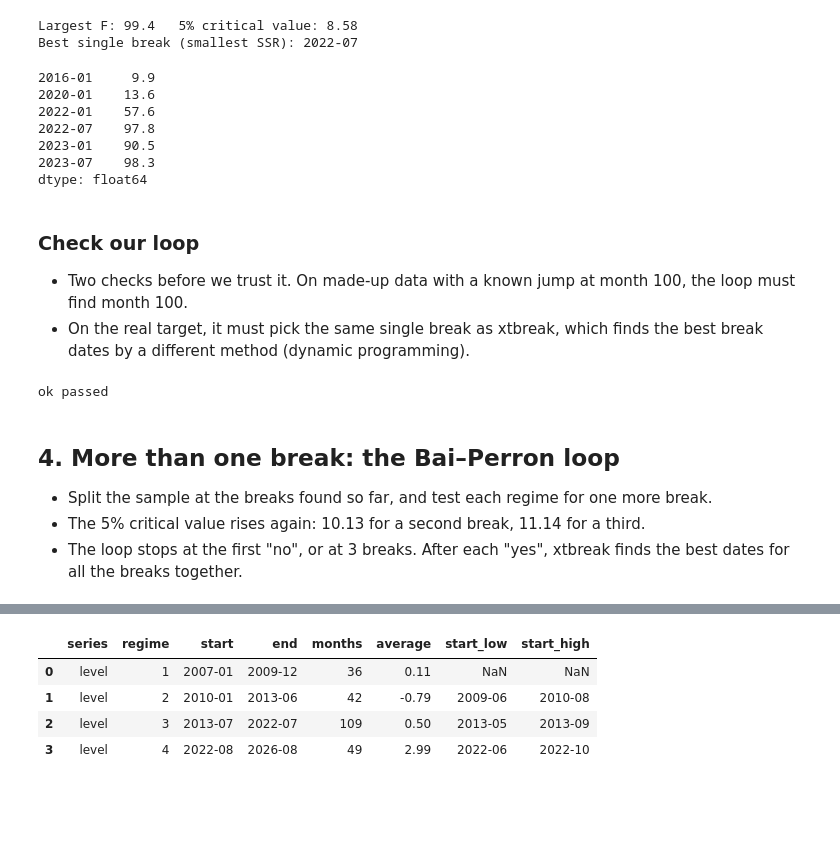
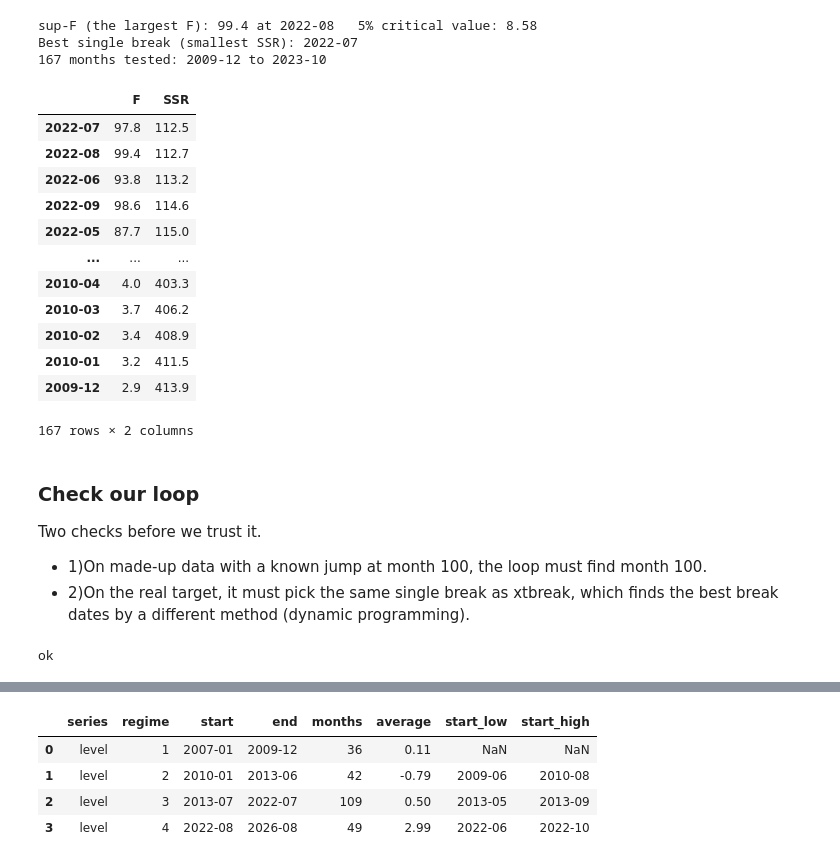
Before and after one commit to tay27890123/japan-inflation-regime-paper, a Jupyter notebook: notebooks/02_rq1_breaks.ipynb, the cells around one changed output, grey strips where cells are left out. Cells and saved outputs as stored; diff of their text form; code cells hidden in the pictures; blank space fills up the shorter version.

Commit message:
try restore notebook 02, update notebook 01 again

```diff
--- a/notebooks/02_rq1_breaks.ipynb
+++ b/notebooks/02_rq1_breaks.ipynb
@@ -80,41 +69,61 @@ Chow F at Jul 2022: 97.8
 # %%
+def chow_f(y, k):
+    """Chow test for a change in the average at position k, with HAC errors."""
+    dummy = (np.arange(len(y)) >= k).astype(float)
+    fit = OLS(y, add_constant(dummy)).fit(cov_type="HAC", cov_kwds={"maxlags": HAC_LAGS})
+    return fit.tvalues[1] ** 2
+
+
 def ssr_split(y, k):
     """Sum of squared residuals when the average is allowed to change at position k."""
     before, after = y[:k], y[k:]
     return ((before - before.mean()) ** 2).sum() + ((after - after.mean()) ** 2).sum()
 
 
 def sup_f(y, min_len):
     """Chow test at every allowed position: the largest F, the best position (smallest SSR), all F values."""
     positions = list(range(min_len, len(y) - min_len + 1))
     f_values = [chow_f(y, k) for k in positions]
     best_k = min(positions, key=lambda k: ssr_split(y, k))
     return max(f_values), best_k, pd.Series(f_values, index=positions)
 
 
+y = data["level"].to_numpy()
 MIN_LEN = int(TRIM * len(y))  # 35 months
 largest_f, best_k, f_path = sup_f(y, MIN_LEN)
-print("Largest F:", round(largest_f, 1), "  5% critical value:", CRITICAL_5PCT[1])
+print("sup-F (the largest F):", round(largest_f, 1), "at", months[f_path.idxmax()],
+      "  5% critical value:", CRITICAL_5PCT[1])
 print("Best single break (smallest SSR):", months[best_k])
 
-# F at a few months: about 100 from mid-2022 to mid-2023, so the exact month is uncertain
+# Every month tested, with its F and its SSR, sorted by SSR.
+# The first row is the chosen break: the split that fits the data best.
 f_by_month = pd.Series(f_path.values, index=[months[k] for k in f_path.index])
-f_by_month[["2016-01", "2020-01", "2022-01", "2022-07", "2023-01", "2023-07"]].round(1)
+all_months = pd.DataFrame({"F": f_by_month, "SSR": [ssr_split(y, k) for k in f_path.index]})
+print(len(all_months), "months tested:", all_months.index[0], "to", all_months.index[-1])
+all_months.sort_values("SSR").round(1)
 # %% [output]
-Largest F: 99.4   5% critical value: 8.58
+sup-F (the largest F): 99.4 at 2022-08   5% critical value: 8.58
 Best single break (smallest SSR): 2022-07
+167 months tested: 2009-12 to 2023-10
+|  | F | SSR |
+| 2022-07 | 97.8 | 112.5 |
+| 2022-08 | 99.4 | 112.7 |
+| 2022-06 | 93.8 | 113.2 |
+| 2022-09 | 98.6 | 114.6 |
+| 2022-05 | 87.7 | 115.0 |
+| ... | ... | ... |
+| 2010-04 | 4.0 | 403.3 |
+| 2010-03 | 3.7 | 406.2 |
+| 2010-02 | 3.4 | 408.9 |
+| 2010-01 | 3.2 | 411.5 |
+| 2009-12 | 2.9 | 413.9 |
-2016-01     9.9
-2020-01    13.6
-2022-01    57.6
-2022-07    97.8
-2023-01    90.5
-2023-07    98.3
-dtype: float64
+167 rows × 2 columns
 # %% [markdown]
 ### Check our loop
 
-- Two checks before we trust it. On made-up data with a known jump at month 100, the loop must find month 100.
-- On the real target, it must pick the same single break as xtbreak, which finds the best break dates by a different method (dynamic programming).
+Two checks before we trust it.
+- 1)On made-up data with a known jump at month 100, the loop must find month 100.
+- 2)On the real target, it must pick the same single break as xtbreak, which finds the best break dates by a different method (dynamic programming).
 # %%
 def best_breaks(y, m):
     """Best m break positions chosen together (xtbreak), with 95% intervals.
@@ -130,12 +139,6 @@ assert sup_f(fake, 30)[1] == 100
 
 # Our loop and xtbreak agree on the real target
 assert best_k == best_breaks(y, 1)[0][0]
-print('ok passed')
+print("ok")
 # %% [output]
-ok passed
+ok
-# %% [markdown]
-## 4. More than one break: the Bai–Perron loop
-
-- Split the sample at the breaks found so far, and test each regime for one more break.
-- The 5% critical value rises again: 10.13 for a second break, 11.14 for a third.
-- The loop stops at the first "no", or at 3 breaks. After each "yes", xtbreak finds the best dates for all the breaks together.
```
Also changed, not shown: parts of 19 cells of this notebook, 1 other file.
